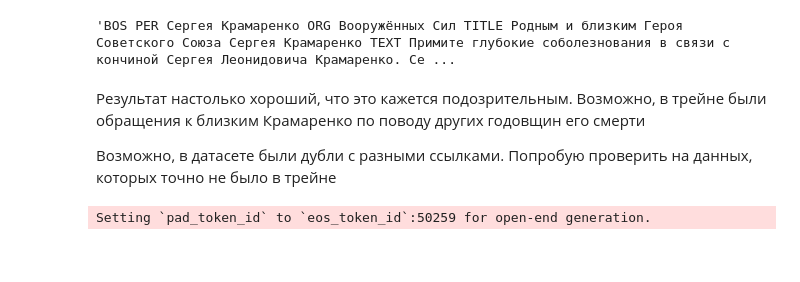
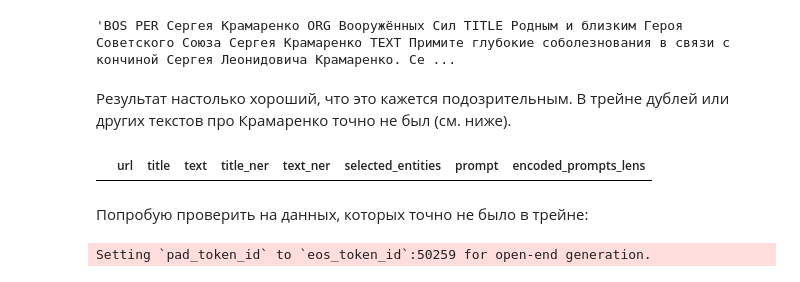
Before and after one commit to ElizavetaNosova/Nosova-embedika-test, a Jupyter notebook: notebooks/train_generation.ipynb, the cells around one changed output. Saved outputs shown, nothing was run; the diff lists cells and outputs as text; code cells hidden in the pictures; blank space fills up the shorter version.

```diff
--- a/notebooks/train_generation.ipynb
+++ b/notebooks/train_generation.ipynb
@@ -305,10 +308,15 @@ generate(prompt_meta_with_beginning)
 # %% [output]
 Setting `pad_token_id` to `eos_token_id`:50259 for open-end generation.
 'BOS PER Сергея Крамаренко ORG Вооружённых Сил TITLE Родным и близким Героя Советского Союза Сергея Крамаренко TEXT Примите глубокие соболезнования в связи с кончиной Сергея Леонидовича Крамаренко. Се ...
-# %% [markdown]
-Результат настолько хороший, что это кажется подозрительным. Возможно, в трейне были обращения к близким Крамаренко по поводу других годовщин его смерти
-
-Возможно, в датасете были дубли с разными ссылками. Попробую проверить на данных, которых точно не было в трейне
+# %% [markdown]
+Результат настолько хороший, что это кажется подозрительным. В трейне дублей или других текстов про Крамаренко точно не был (см. ниже).
+# %%
+train[train['prompt'].apply(lambda x:'Крамаренко' in x)]
+# %% [output]
+|  | url | title | text | title_ner | text_ner | selected_entities | prompt | encoded_prompts_lens |
+# %% [markdown]
+
+Попробую проверить на данных, которых точно не было в трейне:
 # %%
 dummy_prompt = 'BOS PER Сергей Иванов ORG Психиатрическая больница №1 TITLE'
 # %%
```
Also changed, not shown: parts of 1 cell of this notebook.
